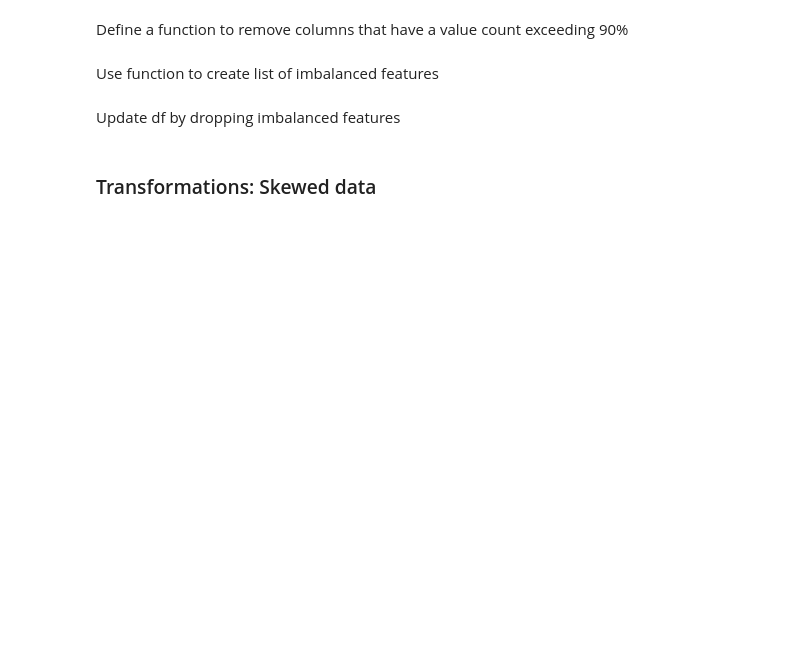
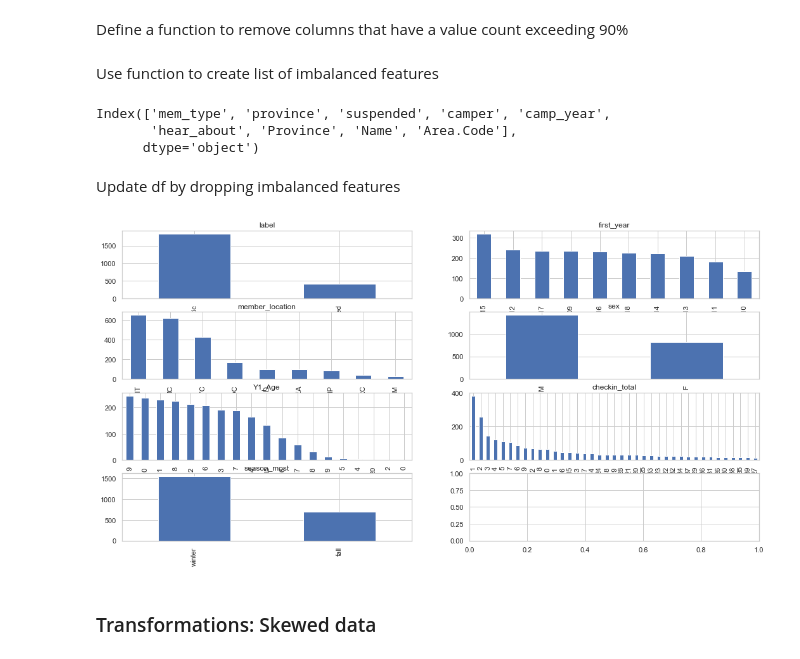
Before and after one commit to AMacumber/D4G_BCGO_Engagement, a Jupyter notebook: Step_06_EDA_FeatureEvaluation.ipynb, the cells around one changed output. Drawn from its saved outputs; the diff is of its cells as text; code cells hidden in the pictures; blank space fills up the shorter version.

```diff
--- a/Step_06_EDA_FeatureEvaluation.ipynb
+++ b/Step_06_EDA_FeatureEvaluation.ipynb
@@ -26,7 +26,11 @@ See sections below for details on how filters were created.
 # %%
 df_002 = df_001.drop(droplist_unique, axis = 1)  # features with no unique values removed
 # %%
-df_003 = df_002.drop(['member_identity', 'birth_year', 'age', 'city', 'active', 'd4g_valid_postal_code', 'checkin_avg', 'grade', 'age_category'], axis = 1)  # redundant features
+df_003 = df_002.drop(['member_identity', 'active',
+                      'birth_year', 'age', 'grade', 'age_category', 'member_since',
+                      'city', 'd4g_valid_postal_code', 'City',
+                      'checkin_avg'],
+                     axis = 1)  # redundant features
 # %%
 df_004 = df_003.drop(['member_number', 'd4g_school_id'], axis = 1)  # erroneous aggregation, school_id has many -1
 # %%
@@ -40,7 +44,7 @@ df.to_csv("D4G_BGCO_Churn_Labeled_ForEDA.csv", index = False)
 # %% [markdown]
 ## Explore Data
 # %%
-df = df_002
+df = df_006
 # %%
 print("The training set has {0} rows and {1} columns".format(df.shape[0], df.shape[1]))
 # %% [output]
@@ -197,23 +282,29 @@ def imbalanced_features(df_to_check, threshold = 0.9):
 # %% [markdown]
 Use function to create list of imbalanced features
 # %%
-imbalance = imbalanced_features(df_balance_check, 0.85)
+imbalance = imbalanced_features(df_balance_check, 0.82)
 imbalance
+# %% [output]
+Index(['mem_type', 'province', 'suspended', 'camper', 'camp_year',
+       'hear_about', 'Province', 'Name', 'Area.Code'],
+      dtype='object')
 # %% [markdown]
 Update df by dropping imbalanced features
 # %%
 categorical_features = df_balance_check.drop(imbalance, axis = 1).columns
 # %%
 # plot parameters
-ROWS, COLS = 3, 3  # set number of rows and columns for figures
+ROWS, COLS = 4, 2  # set number of rows and columns for figures
 
 fig, ax = plt.subplots(ROWS, COLS, figsize=(18, 9))
 row, col = 0, 0
 for i, categorical_feature in enumerate(categorical_features):
     if col == COLS - 1:
         row += 1
     col = i % COLS
     df[categorical_feature].value_counts().plot('bar', ax=ax[row, col]).set_title(categorical_feature)
+# %% [output]
+[figure, added]
 # %% [markdown]
 ### Transformations: Skewed data
 # %%
```
Also changed, not shown: parts of 11 cells of this notebook.
